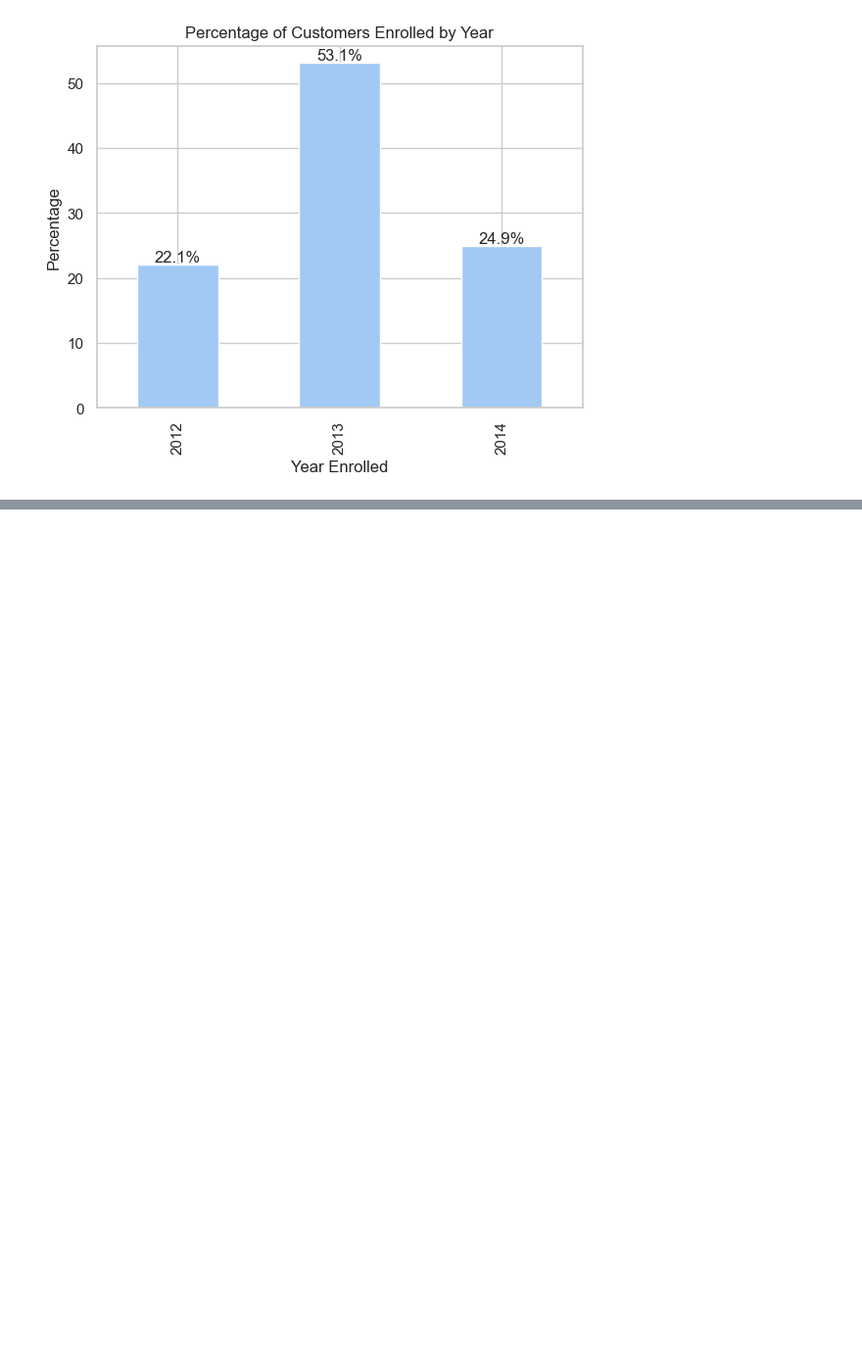
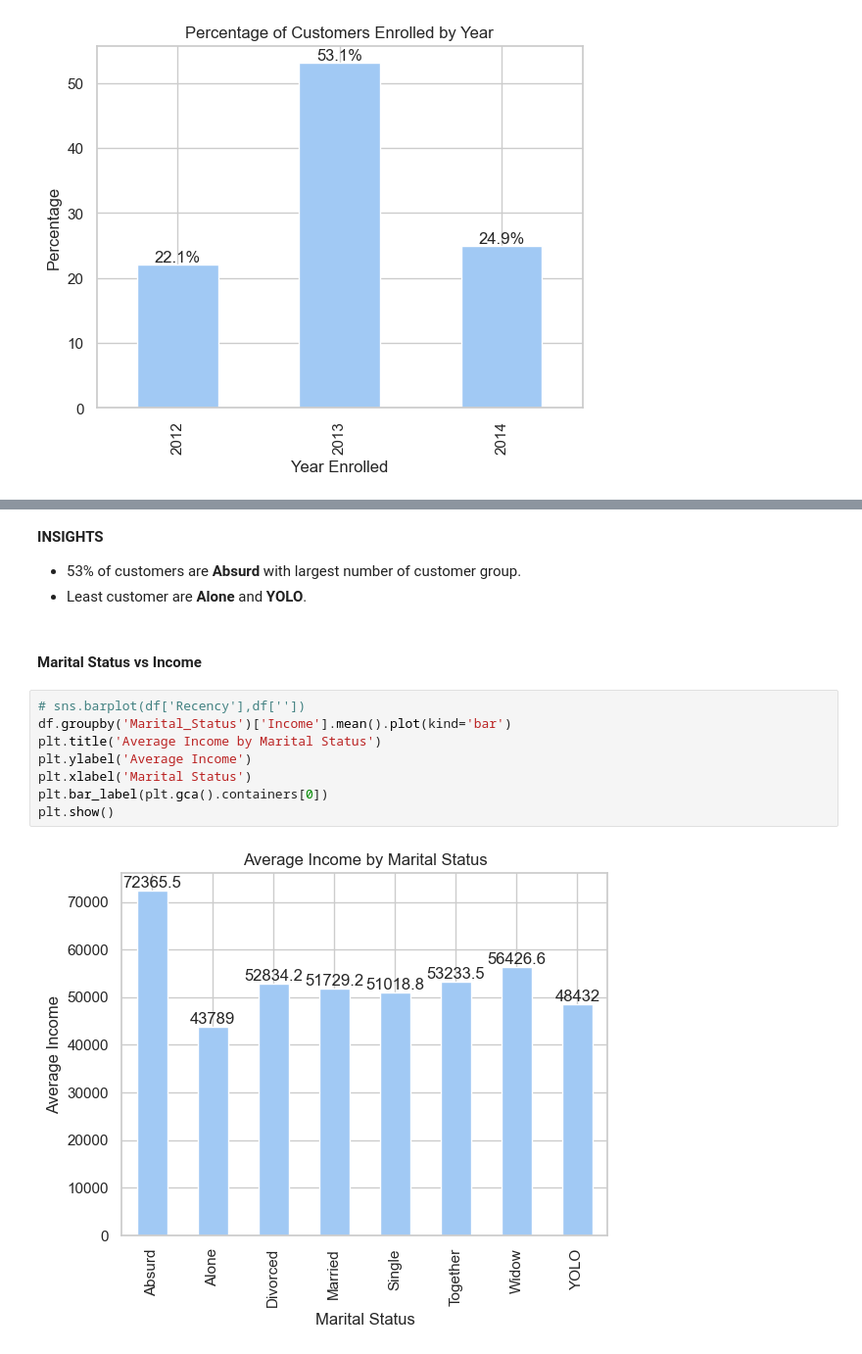
Before and after one commit to AryanRakholiya2004/Marketing-Campaign-Analysis, a Jupyter notebook: notebook/1 . EDA.ipynb, the cells around one changed output, grey strips where cells are left out. Shown: that part at 98% size. Saved outputs shown, nothing was run; the diff lists cells and outputs as text; blank space fills up the shorter version.

```diff
--- a/notebook/1 . EDA.ipynb
+++ b/notebook/1 . EDA.ipynb
@@ -337,0 +392,16 @@ df.head(5)
+# %% [markdown]
+**INSIGHTS**
+- 53% of customers are **Absurd** with largest number of customer group.
+- Least customer are **Alone** and **YOLO**.
+# %% [markdown]
+#### Marital Status vs Income
+# %%
+# sns.barplot(df['Recency'],df[''])
+df.groupby('Marital_Status')['Income'].mean().plot(kind='bar')
+plt.title('Average Income by Marital Status')
+plt.ylabel('Average Income')
+plt.xlabel('Marital Status')
+plt.bar_label(plt.gca().containers[0])
+plt.show()
+# %% [output]
+[figure, added]
```
Also changed, not shown: parts of 15 cells of this notebook, 1 other file.
